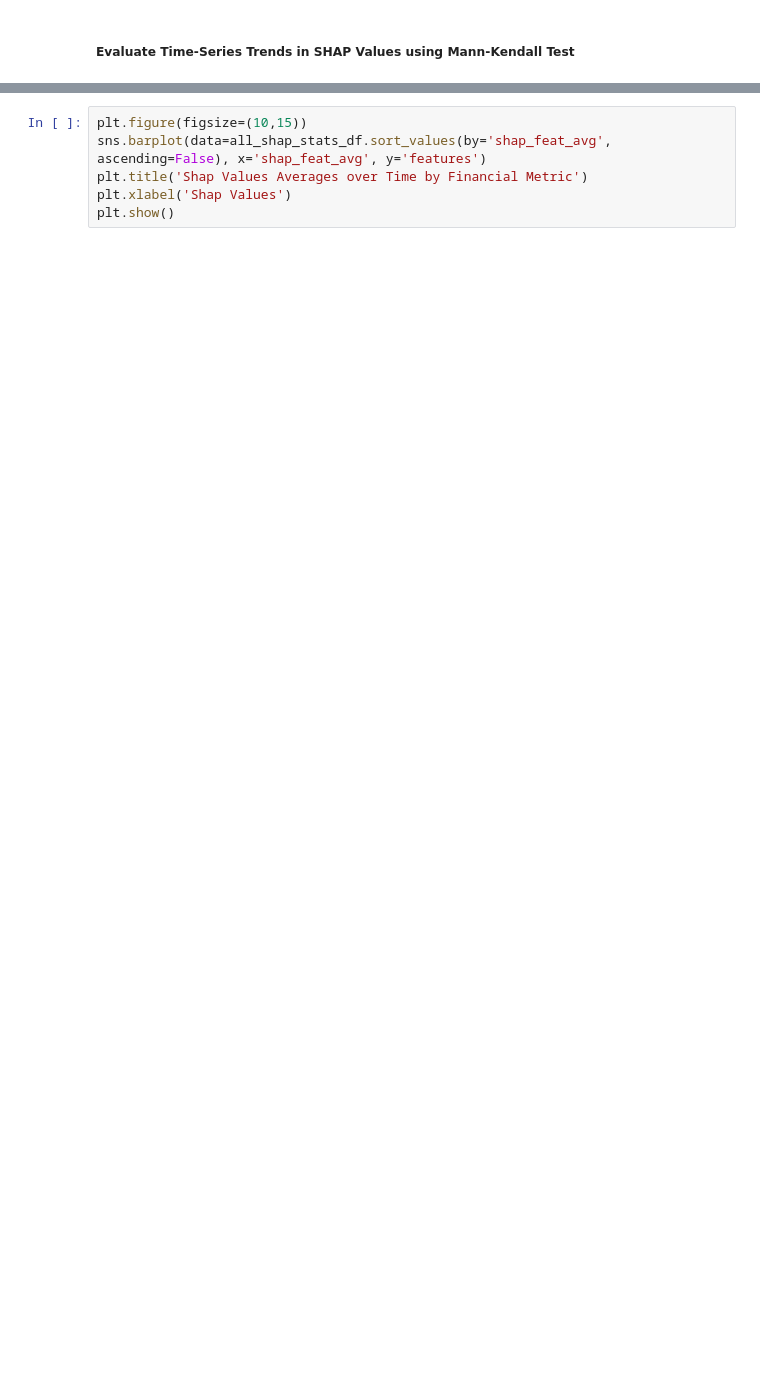
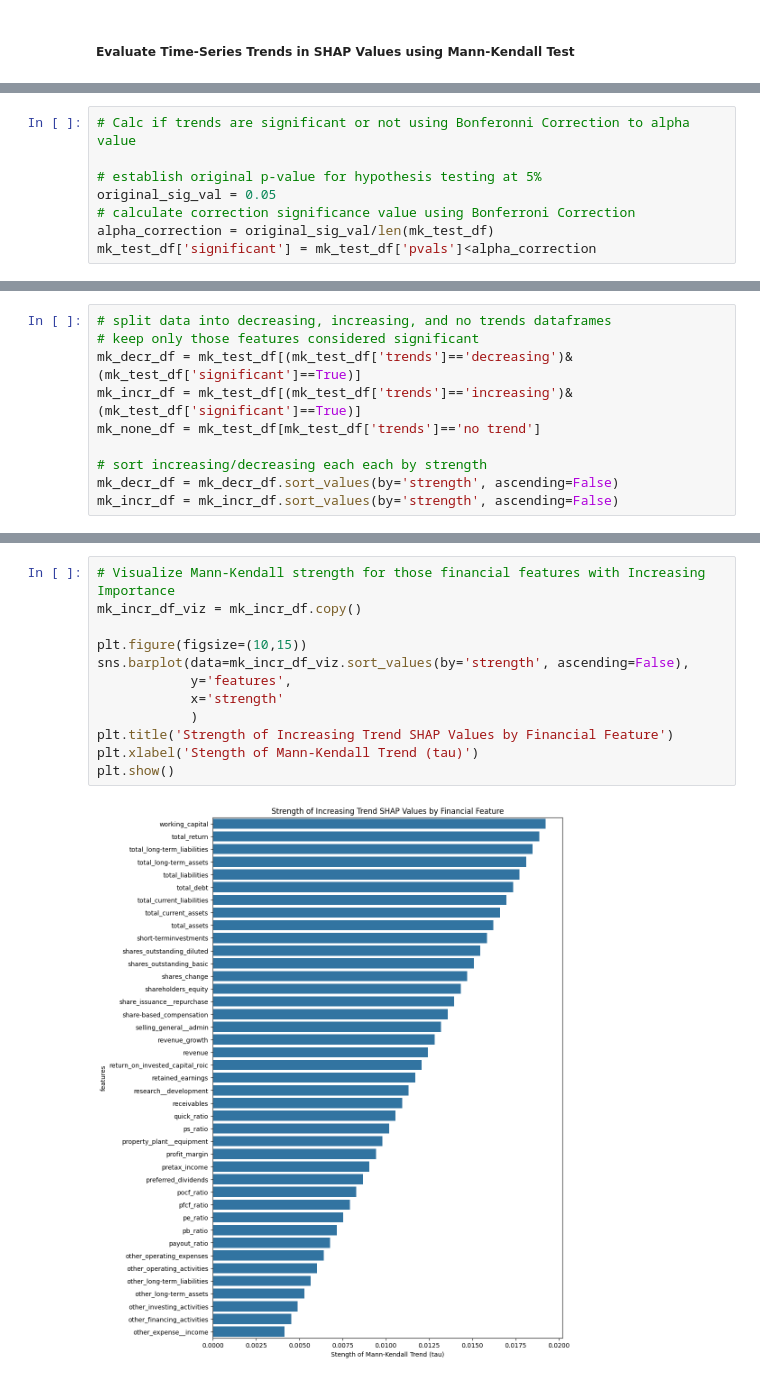
Before and after one commit to jasonericr/dissertation, a Jupyter notebook: dissertation.ipynb, the cells around one changed output, grey strips where cells are left out. Drawn from its saved outputs; the diff is of its cells as text; blank space fills up the shorter version.

```diff
--- a/dissertation.ipynb
+++ b/dissertation.ipynb
@@ -660,0 +691,8 @@ list(top_std_shap_feat_df.features.unique())
+# %%
+# Calc if trends are significant or not using Bonferonni Correction to alpha value
+
+# establish original p-value for hypothesis testing at 5%
+original_sig_val = 0.05
+# calculate correction significance value using Bonferroni Correction
+alpha_correction = original_sig_val/len(mk_test_df)
+mk_test_df['significant'] = mk_test_df['pvals']<alpha_correction
@@ -660,0 +704,10 @@ list(top_std_shap_feat_df.features.unique())
+# %%
+# split data into decreasing, increasing, and no trends dataframes
+# keep only those features considered significant
+mk_decr_df = mk_test_df[(mk_test_df['trends']=='decreasing')&(mk_test_df['significant']==True)]
+mk_incr_df = mk_test_df[(mk_test_df['trends']=='increasing')&(mk_test_df['significant']==True)]
+mk_none_df = mk_test_df[mk_test_df['trends']=='no trend']
+
+# sort increasing/decreasing each each by strength
+mk_decr_df = mk_decr_df.sort_values(by='strength', ascending=False)
+mk_incr_df = mk_incr_df.sort_values(by='strength', ascending=False)
@@ -661,6 +734,14 @@ list(top_std_shap_feat_df.features.unique())
 # %%
+# Visualize Mann-Kendall strength for those financial features with Increasing Importance
+mk_incr_df_viz = mk_incr_df.copy()
+
 plt.figure(figsize=(10,15))
-sns.barplot(data=all_shap_stats_df.sort_values(by='shap_feat_avg', ascending=False), x='shap_feat_avg', y='features')
-plt.title('Shap Values Averages over Time by Financial Metric')
-plt.xlabel('Shap Values')
+sns.barplot(data=mk_incr_df_viz.sort_values(by='strength', ascending=False),
+            y='features',
+            x='strength'
+            )
+plt.title('Strength of Increasing Trend SHAP Values by Financial Feature')
+plt.xlabel('Stength of Mann-Kendall Trend (tau)')
 plt.show()
+# %% [output]
+[figure, added]
```
Also changed, not shown: parts of 31 cells of this notebook.
